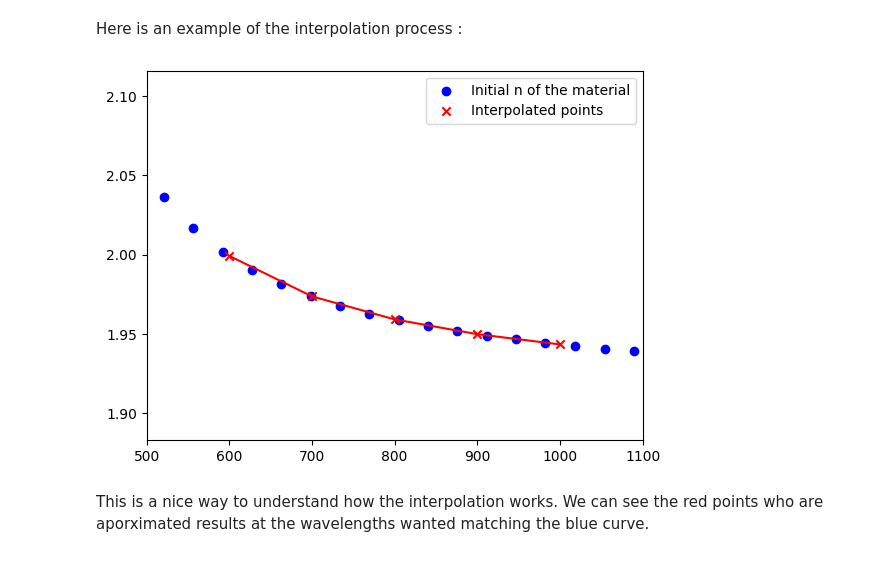
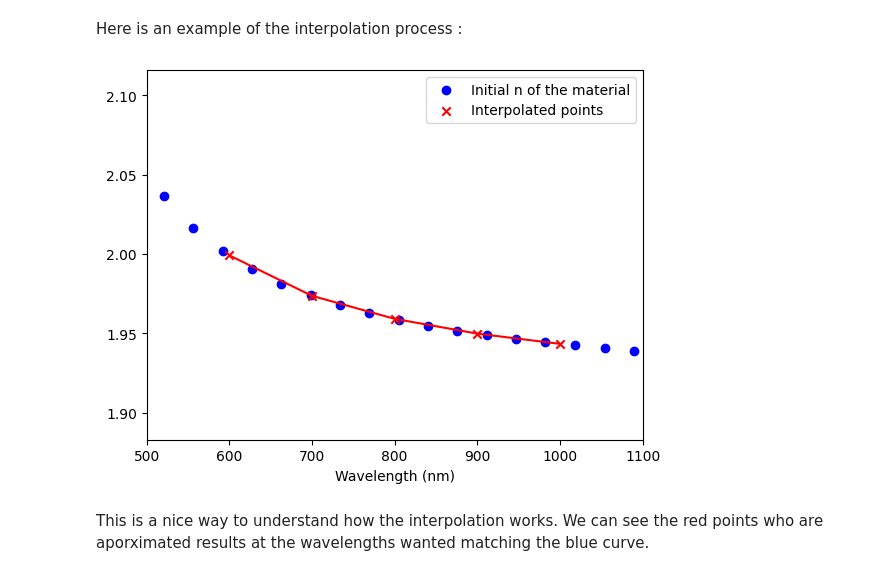
Before and after one commit to SolPOCandCo/SolPOC, a Jupyter notebook: docs/JupyterNotebook/SolPOC_Chapter_2.ipynb, the cells around one changed output. Saved outputs shown, nothing was run; the diff lists cells and outputs as text; code cells hidden in the pictures.

```diff
--- a/docs/JupyterNotebook/SolPOC_Chapter_2.ipynb
+++ b/docs/JupyterNotebook/SolPOC_Chapter_2.ipynb
@@ -62,14 +66,15 @@ print(k)
 Here is an example of the interpolation process :
 # %%
 fig, ax = plt.subplots()
+ax.set_xlabel('Wavelength (nm)')
 plt.scatter(Wl_mat, n_mat, color='blue', marker='o', label='Initial n of the material')
 plt.plot(Wl, n, color='red')
 plt.scatter(Wl, n, color='red', marker='x', label='Interpolated points')
 ax.set_xlim(500, 1100)
 plt.legend()
 plt.show()
 # %% [output]
-[figure, old version]
+[figure, new version]
 # %% [markdown]
 This is a nice way to understand how the interpolation works. We can see the red points who are aporximated results at the wavelengths wanted matching the blue curve.
 # %% [markdown]
```
Also changed, not shown: parts of 6 cells of this notebook, 6 other files.
